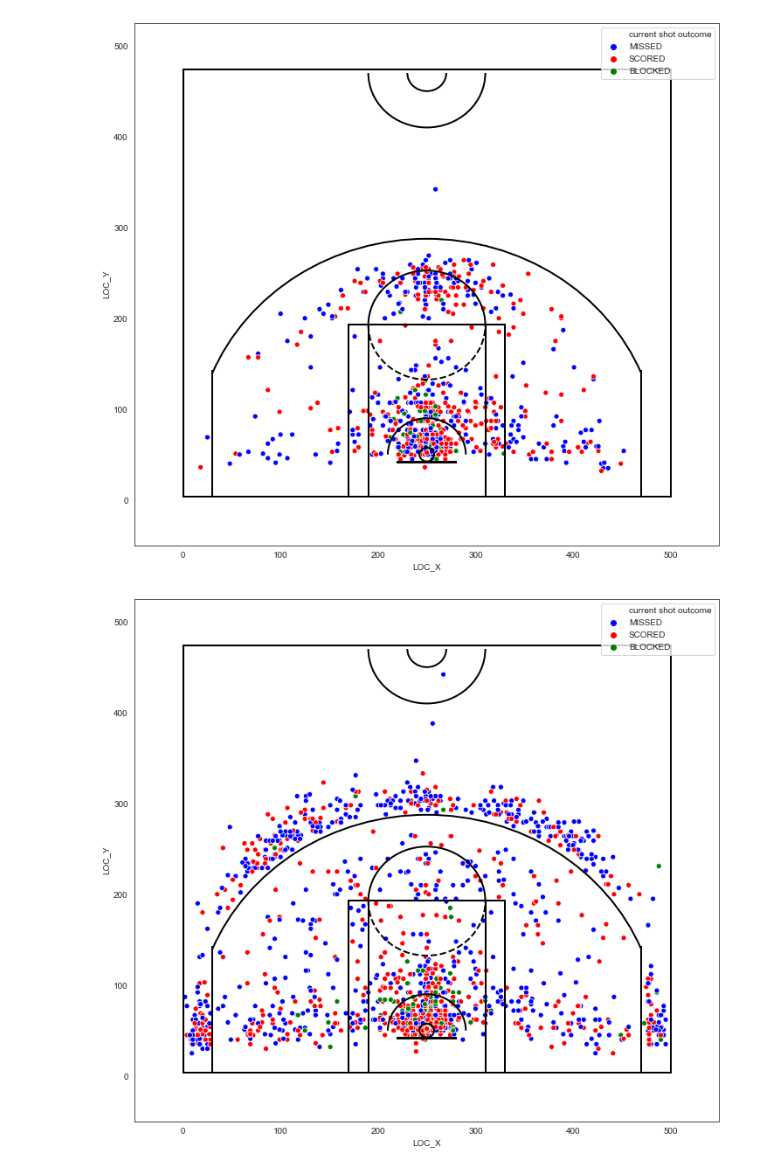
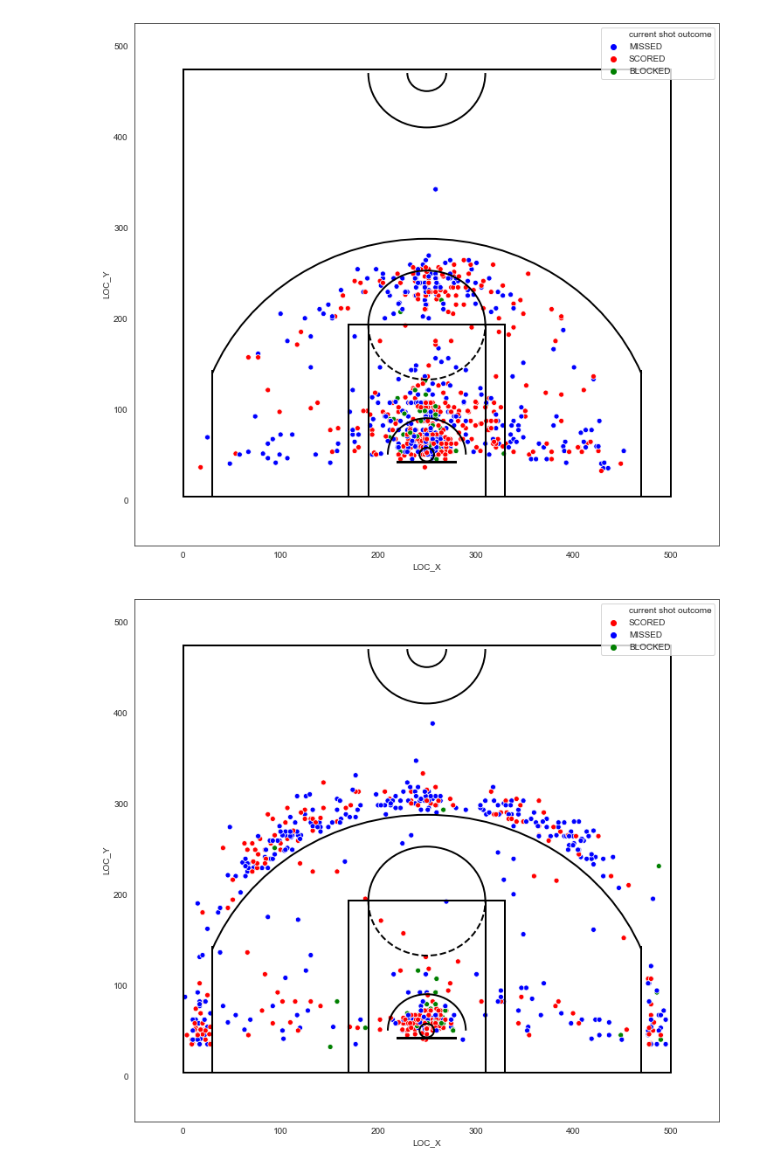
Before and after one commit to stewart-lacy/final-project, a Jupyter notebook: halfcourt.ipynb, the cells around one changed output. Cells and saved outputs as stored; diff of their text form; code cells hidden in the pictures.

Commit message:
all player visualizations

```diff
--- a/halfcourt.ipynb
+++ b/halfcourt.ipynb
@@ -399,20 +435,20 @@ plt.show()
 # %% [output]
 [figure]
 # %%
-pf = full_df[full_df.position == "PF"]
+nm = full_df[full_df.shooter == "Nikola Mirotic"]
 
 color_dict = dict({'MISSED': 'blue',
                   'SCORED': 'red',
                   'BLOCKED': 'green'})
 
 plt.figure(figsize=(12,11))
 sns.scatterplot(x="LOC_X", y="LOC_Y", hue="current shot outcome",
-              data=pf, palette=color_dict,
+              data=nm, palette=color_dict,
                    legend='full')
 draw_court(outer_lines=True)
 # Descending values along the axis from left to right
 plt.xlim(-50,550)
 plt.ylim(-50,525)
 plt.show()
 # %% [output]
-[figure, old version]
+[figure, new version]
```
Also changed, not shown: parts of 2 cells of this notebook.
